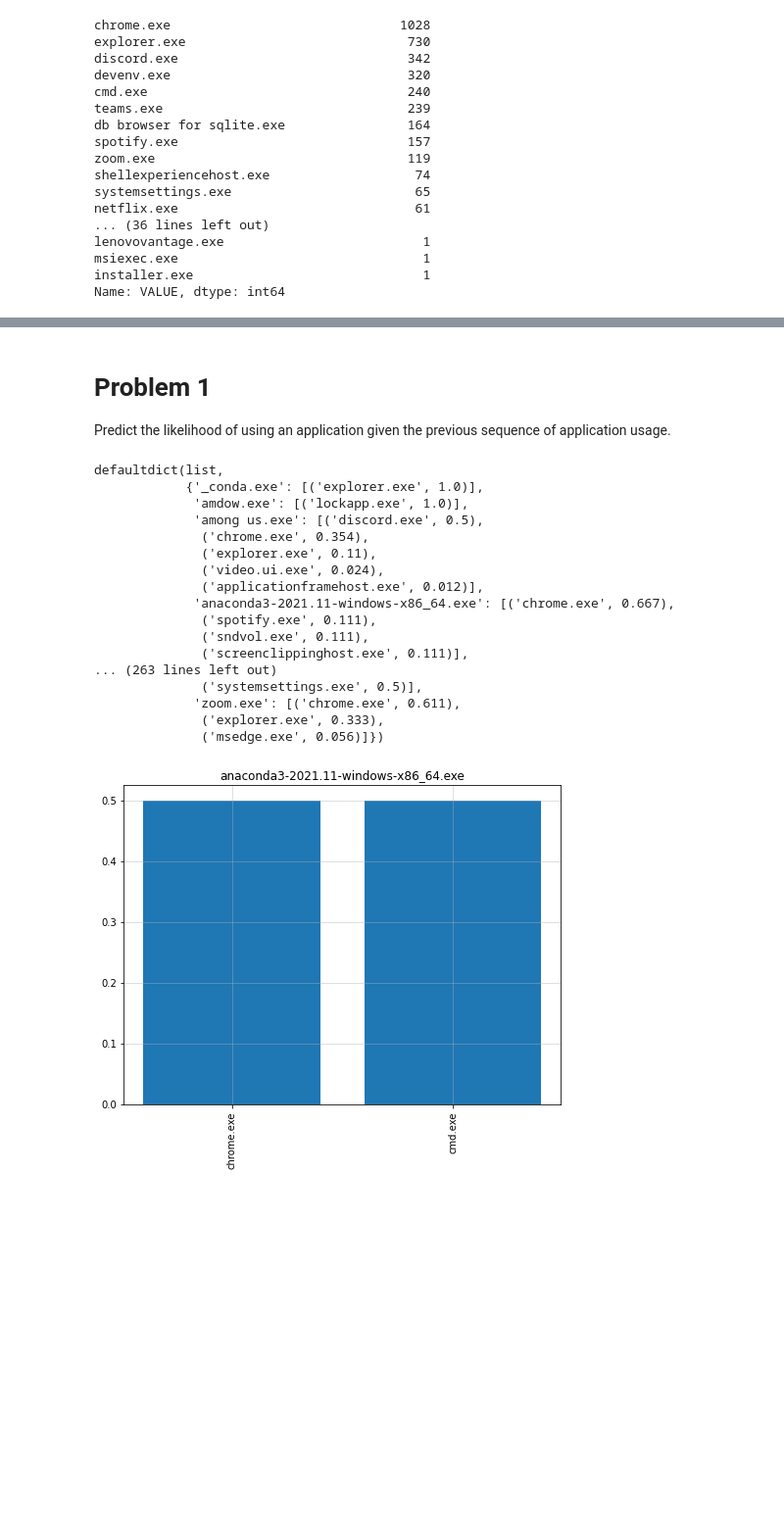
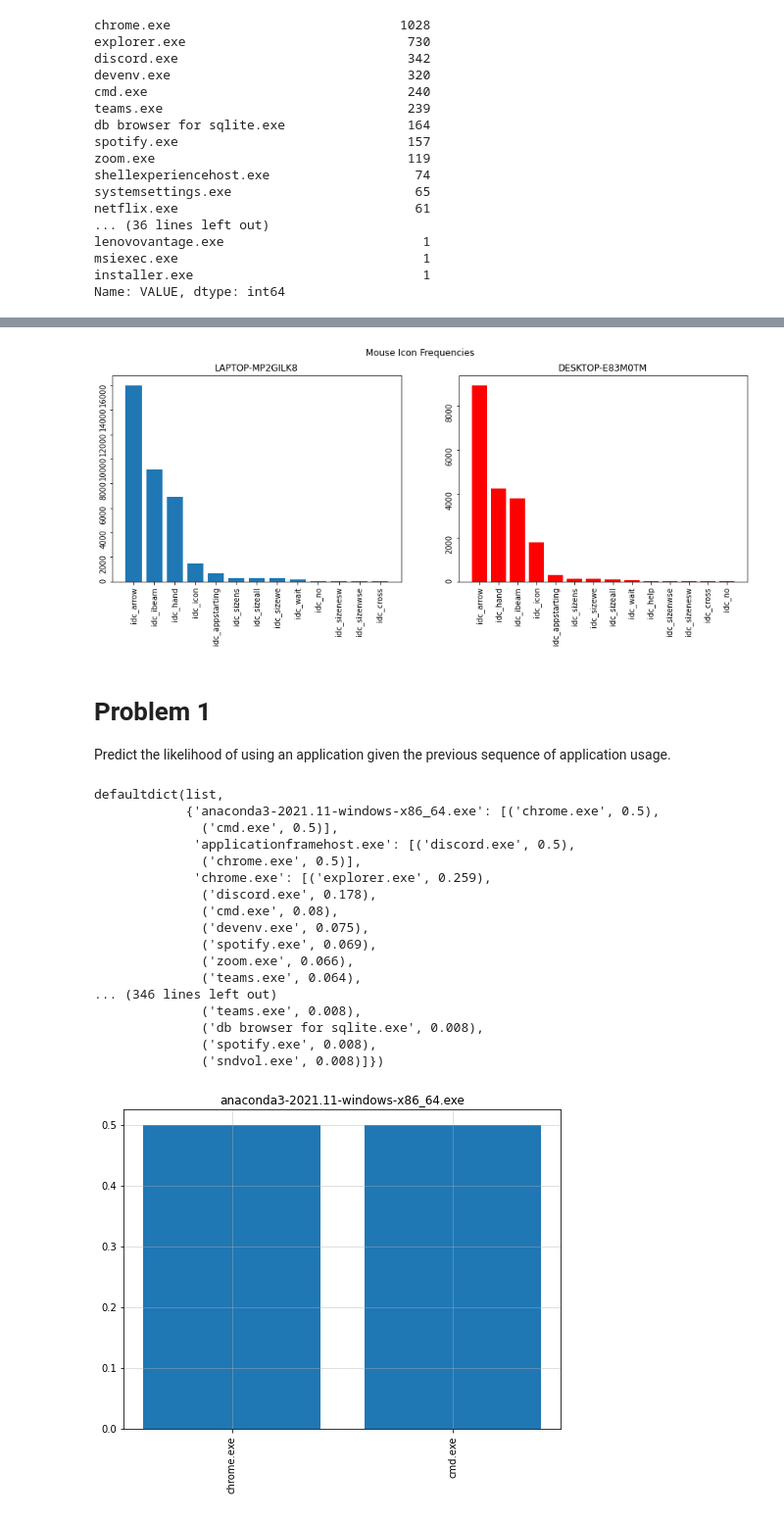
Before and after one commit to jared8thach/DSC180-ILs, a Jupyter notebook: quarter_2/group3_eda.ipynb, the cells around one changed output, grey strips where cells are left out. Shown at 98% size. Drawn from its saved outputs; the diff is of its cells as text; code cells hidden in the pictures; blank space fills up the shorter version.

```diff
--- a/quarter_2/group3_eda.ipynb
+++ b/quarter_2/group3_eda.ipynb
@@ -125,3 +132,23 @@ ax2.set_title('DESKTOP-E83M0TM');
+# %%
+# getting value counts of mouse icons on LAPTOP-MP2GILK8
+icon_0 = string_df_0[string_df_0['ID_INPUT'] == 2]['VALUE'].value_counts()
+
+# getting value counts of mouse icons on DESKTOP-E83M0TM
+icon_1 = string_df_1[string_df_1['ID_INPUT'] == 2]['VALUE'].value_counts()
+# %%
+# plotting
+fig, (ax1, ax2) = plt.subplots(1, 2, figsize=(15,5))
+fig.suptitle('Mouse Icon Frequencies')
+
+ax1.bar(x=icon_0.index, height=icon_0.values)
+ax1.tick_params(rotation=90);
+ax1.set_title('LAPTOP-MP2GILK8');
+
+ax2.bar(x=icon_1.index, height=icon_1.values, color='red')
+ax2.tick_params(rotation=90);
+ax2.set_title('DESKTOP-E83M0TM');
+# %% [output]
+[figure, added]
 # %% [markdown]
 # Problem 1
 Predict the likelihood of using an application given the previous sequence of application usage.
@@ -154,20 +191,24 @@ def get_cond_probs(df):
 # %%
-get_cond_probs(string_df_1)
+# LAPTOP-MP2GILK8
+get_cond_probs(string_df_0)
+
+# # DESKTOP-E83M0TM
+# get_cond_probs(string_df_1)
 # %% [output]
 defaultdict(list,
-            {'_conda.exe': [('explorer.exe', 1.0)],
-             'amdow.exe': [('lockapp.exe', 1.0)],
-             'among us.exe': [('discord.exe', 0.5),
-              ('chrome.exe', 0.354),
-              ('explorer.exe', 0.11),
-              ('video.ui.exe', 0.024),
-              ('applicationframehost.exe', 0.012)],
-             'anaconda3-2021.11-windows-x86_64.exe': [('chrome.exe', 0.667),
-              ('spotify.exe', 0.111),
-              ('sndvol.exe', 0.111),
-              ('screenclippinghost.exe', 0.111)],
-... (263 lines left out)
-              ('systemsettings.exe', 0.5)],
-             'zoom.exe': [('chrome.exe', 0.611),
-              ('explorer.exe', 0.333),
-              ('msedge.exe', 0.056)]})
+            {'anaconda3-2021.11-windows-x86_64.exe': [('chrome.exe', 0.5),
+              ('cmd.exe', 0.5)],
+             'applicationframehost.exe': [('discord.exe', 0.5),
+              ('chrome.exe', 0.5)],
+             'chrome.exe': [('explorer.exe', 0.259),
+              ('discord.exe', 0.178),
+              ('cmd.exe', 0.08),
+              ('devenv.exe', 0.075),
+              ('spotify.exe', 0.069),
+              ('zoom.exe', 0.066),
+              ('teams.exe', 0.064),
+... (346 lines left out)
+              ('teams.exe', 0.008),
+              ('db browser for sqlite.exe', 0.008),
+              ('spotify.exe', 0.008),
+              ('sndvol.exe', 0.008)]})
```
Also changed, not shown: parts of 13 cells of this notebook.
